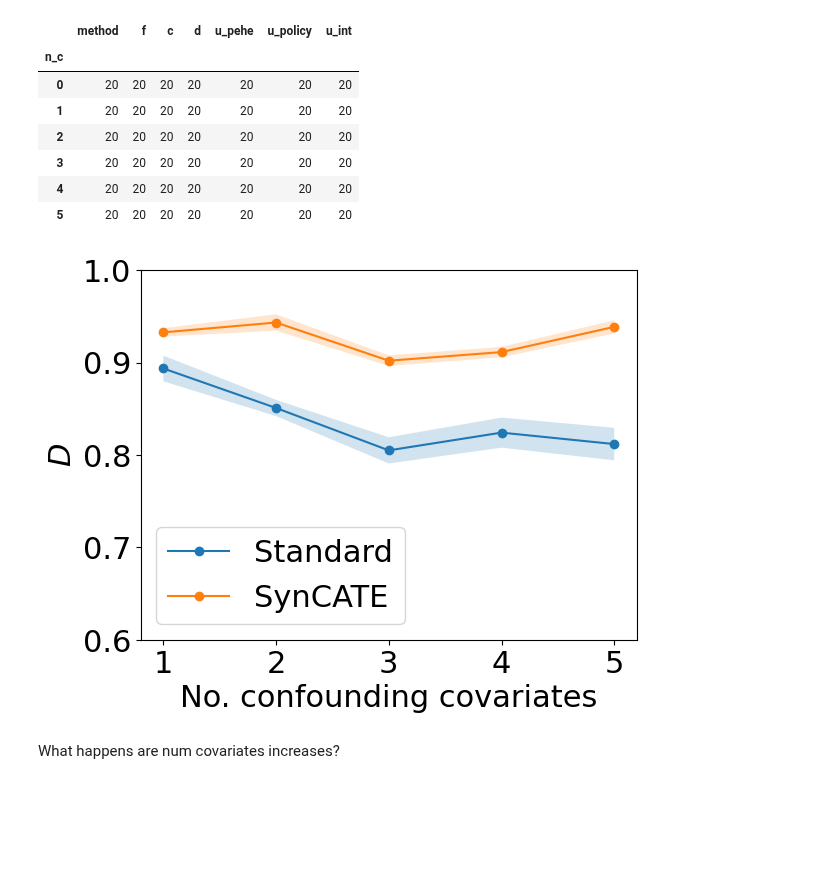
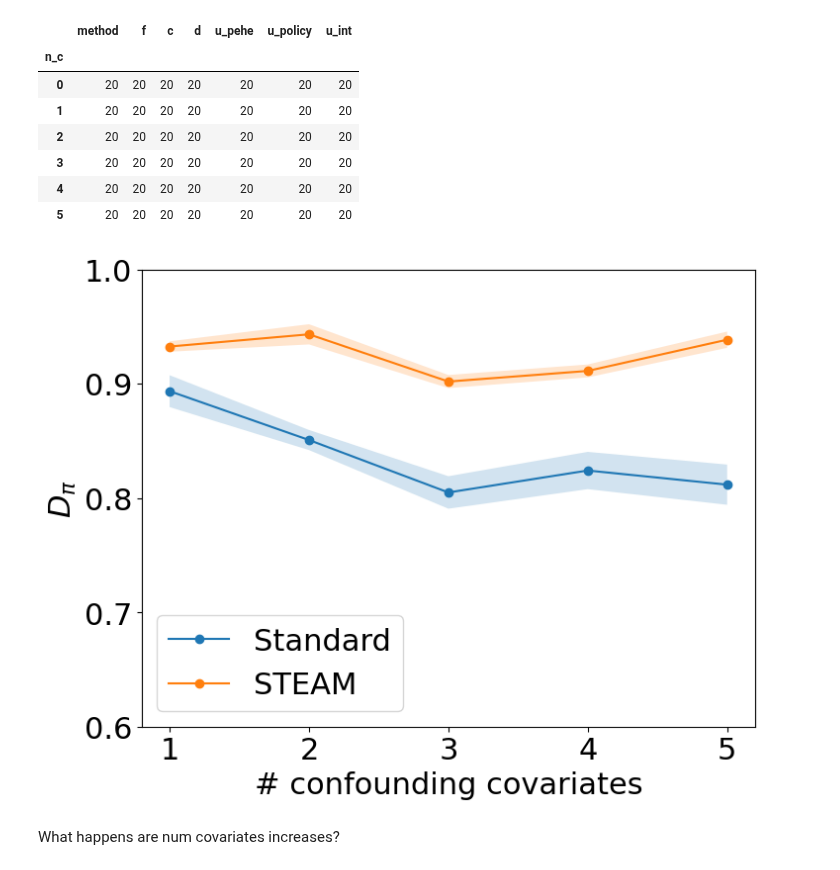
Before and after one commit to harrya32/causal_synthetic_data, a Jupyter notebook: Experiments/Experiments.ipynb, the cells around one changed output. Saved outputs shown, nothing was run; the diff lists cells and outputs as text; code cells hidden in the pictures; blank space fills up the shorter version.

```diff
--- a/Experiments/Experiments.ipynb
+++ b/Experiments/Experiments.ipynb
@@ -1550,25 +1551,26 @@ conf_results = conf_results[conf_results['n_c']!=0]
 # %%
 x = [1,2,3,4,5]
 d_seq = conf_results[conf_results['method']=='seq_new'].groupby(['n_c']).mean()['d']
 d_stand = conf_results[conf_results['method']=='standard'].groupby(['n_c']).mean()['d']
 
 d_seq_std = conf_results[conf_results['method']=='seq_new'].groupby(['n_c']).std()['d'] / np.sqrt(10) * 1.96
 d_stand_std = conf_results[conf_results['method']=='standard'].groupby(['n_c']).std()['d']/ np.sqrt(10) * 1.96
 
 plt.rcParams.update({'font.size': 22})
+plt.figure(figsize=(8, 6))
 plt.plot(x, d_stand, 'o-', label = 'Standard')
-plt.plot(x, d_seq, 'o-', label = 'SynCATE')
+plt.plot(x, d_seq, 'o-', label = 'STEAM')
 
 
 plt.fill_between(x, d_stand - d_stand_std, d_stand + d_stand_std, alpha=0.2)
 plt.fill_between(x, d_seq - d_seq_std, d_seq + d_seq_std, alpha=0.2)
 plt.legend()
-plt.xlabel('No. confounding covariates')
-plt.ylabel('$D$')
+plt.xlabel('# confounding covariates')
+plt.ylabel('$D_\pi$')
 plt.ylim([0.6,1])
 plt.savefig('plots/confounding_complexity_plot.pdf', bbox_inches='tight')
 # %% [output]
-[figure, old version]
+[figure, new version]
 # %% [markdown]
 What happens are num covariates increases?
 # %%
```
Also changed, not shown: parts of 12 cells of this notebook, 8 other files.
